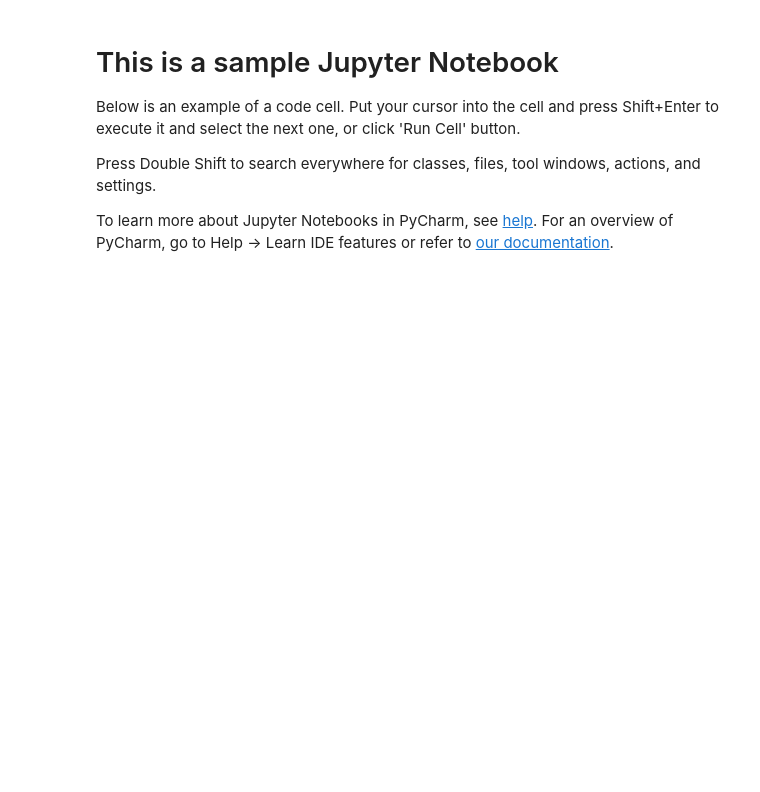
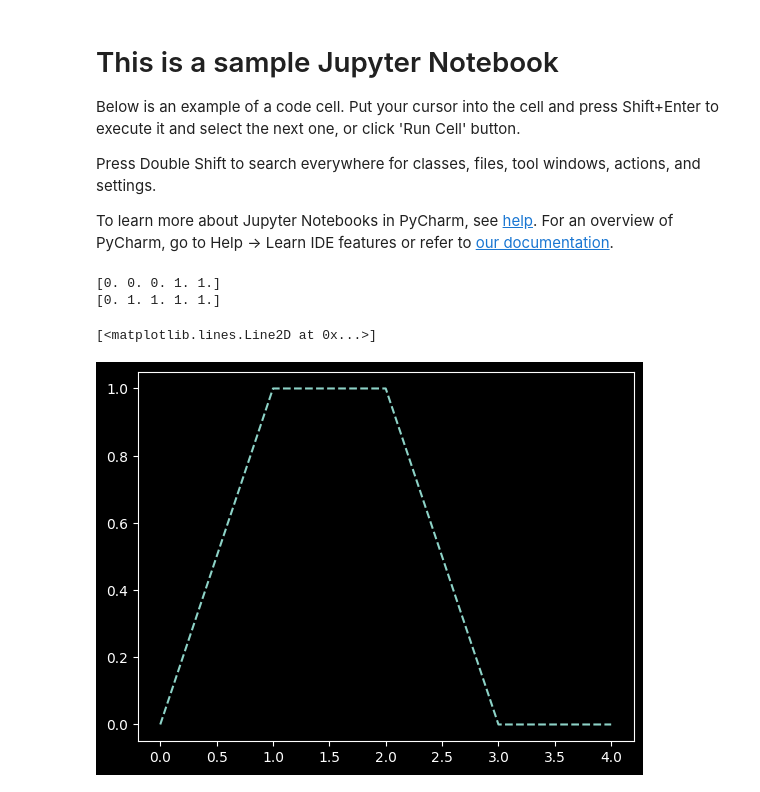
Before and after one commit to Elena-299/JupyterProject, a Jupyter notebook: Software 1/School examples.ipynb, the cells around one changed output. Saved outputs shown, nothing was run; the diff lists cells and outputs as text; code cells hidden in the pictures; blank space fills up the shorter version.

```diff
--- a/Software 1/School examples.ipynb
+++ b/Software 1/School examples.ipynb
@@ -224,0 +321,18 @@ plt.show()
+# %%
+x = np.array([2,4,5,8,10])
+y = np.array([4,16,36,])
+plt.plot(x,y)
+plt.show
+# %%
+def step(x):
+    return 1.0*(x>=0)
+
+print(step(x-6))
+print(step(x-4)) #1-step(x-6)
+x_range_36 = step(x-3) - step(x-6)
+plt.plot(x_range_36, linestyle = "--")
+# %% [output]
+[0. 0. 0. 1. 1.]
+[0. 1. 1. 1. 1.]
+[<matplotlib.lines.Line2D at 0x...>]
+[figure, added]
```
Also changed, not shown: parts of 9 cells of this notebook, 3 other files.
